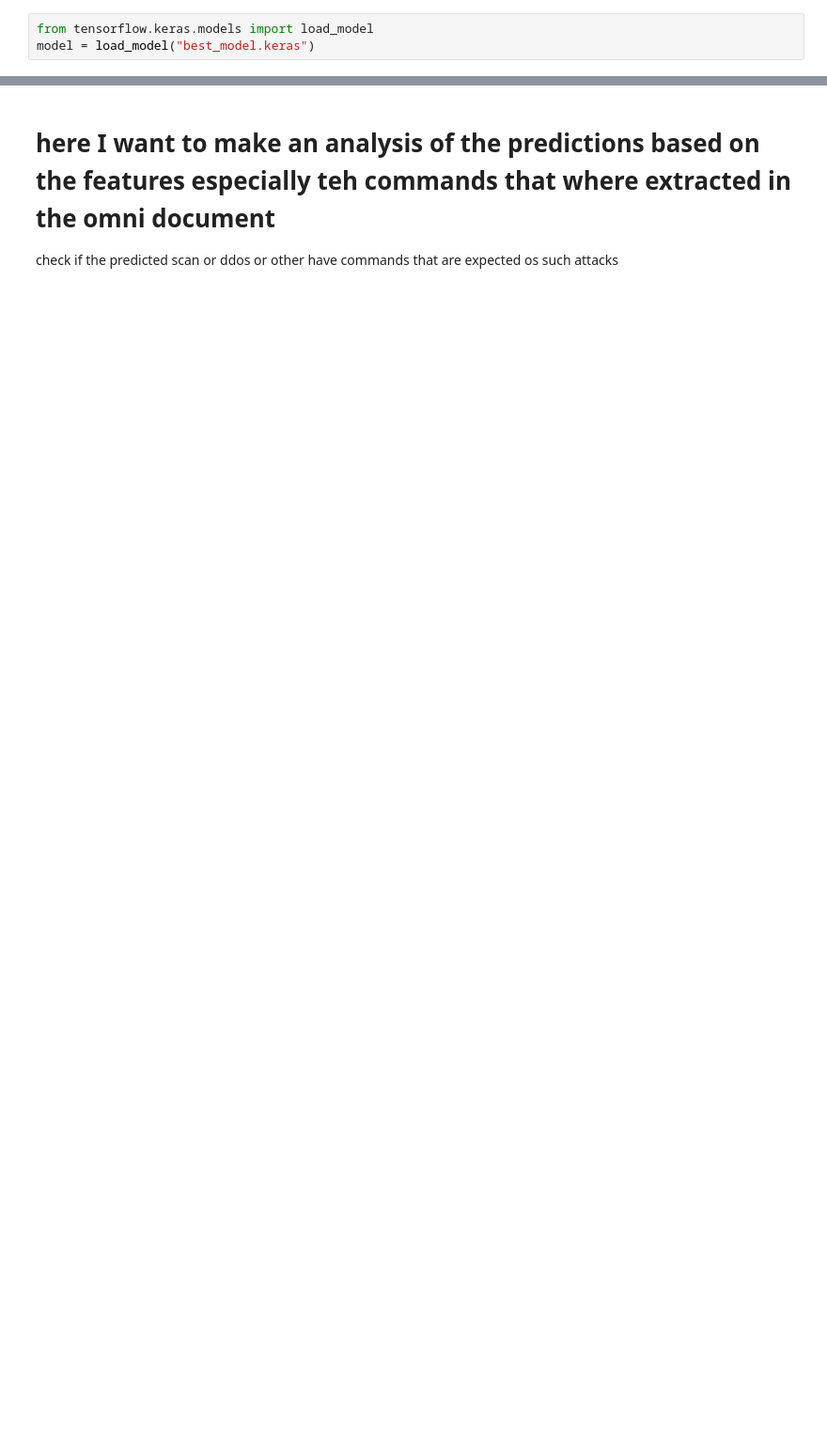
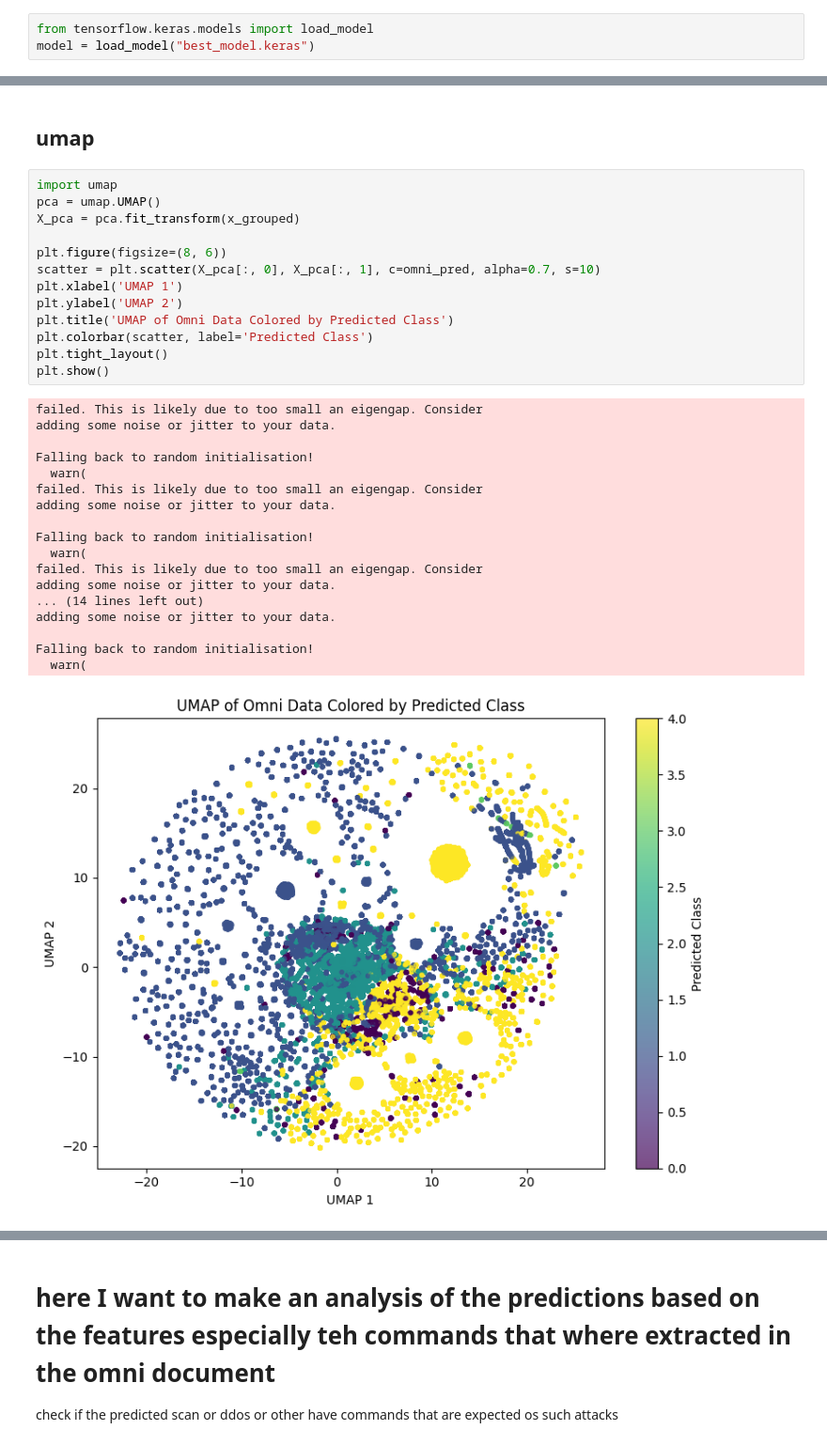
Before and after one commit to lucchinaluca/thesis-datasec, a Jupyter notebook: cic.ipynb, the cells around one changed output, grey strips where cells are left out. Shown at 94% size. Drawn from its saved outputs; the diff is of its cells as text; blank space fills up the shorter version.

Commit message:
running code and touching a few things, nothing importnat

```diff
--- a/cic.ipynb
+++ b/cic.ipynb
@@ -508,0 +529,34 @@ plt.show()
+# %% [markdown]
+## umap
+# %%
+import umap
+pca = umap.UMAP()
+X_pca = pca.fit_transform(x_grouped)
+
+plt.figure(figsize=(8, 6))
+scatter = plt.scatter(X_pca[:, 0], X_pca[:, 1], c=omni_pred, alpha=0.7, s=10)
+plt.xlabel('UMAP 1')
+plt.ylabel('UMAP 2')
+plt.title('UMAP of Omni Data Colored by Predicted Class')
+plt.colorbar(scatter, label='Predicted Class')
+plt.tight_layout()
+plt.show()
+# %% [output]
+failed. This is likely due to too small an eigengap. Consider
+adding some noise or jitter to your data.
+
+Falling back to random initialisation!
+  warn(
+failed. This is likely due to too small an eigengap. Consider
+adding some noise or jitter to your data.
+
+Falling back to random initialisation!
+  warn(
+failed. This is likely due to too small an eigengap. Consider
+adding some noise or jitter to your data.
+... (14 lines left out)
+adding some noise or jitter to your data.
+
+Falling back to random initialisation!
+  warn(
+[figure, added]
```
Also changed, not shown: parts of 21 cells of this notebook, 1 other file.
